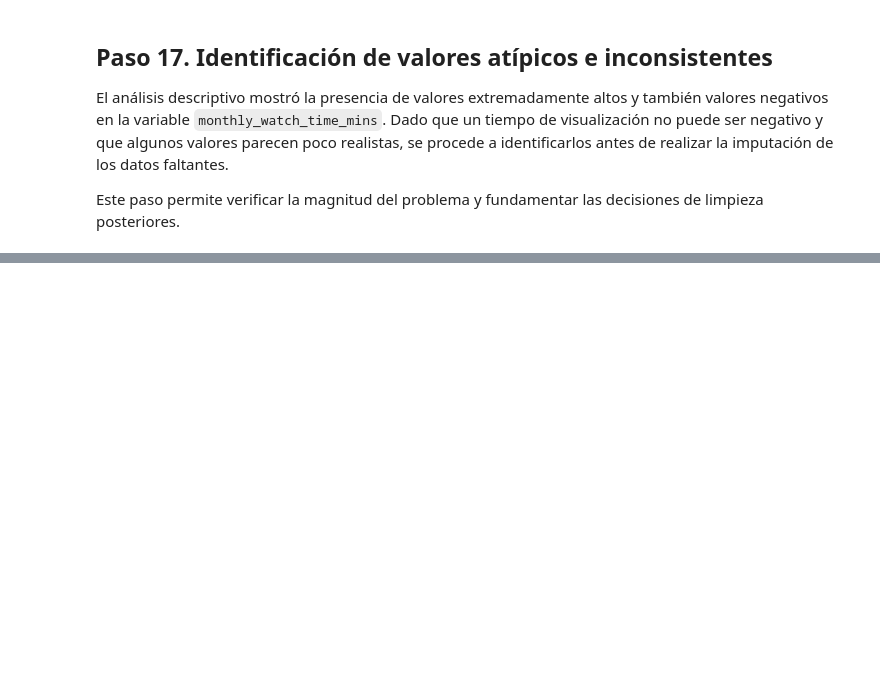
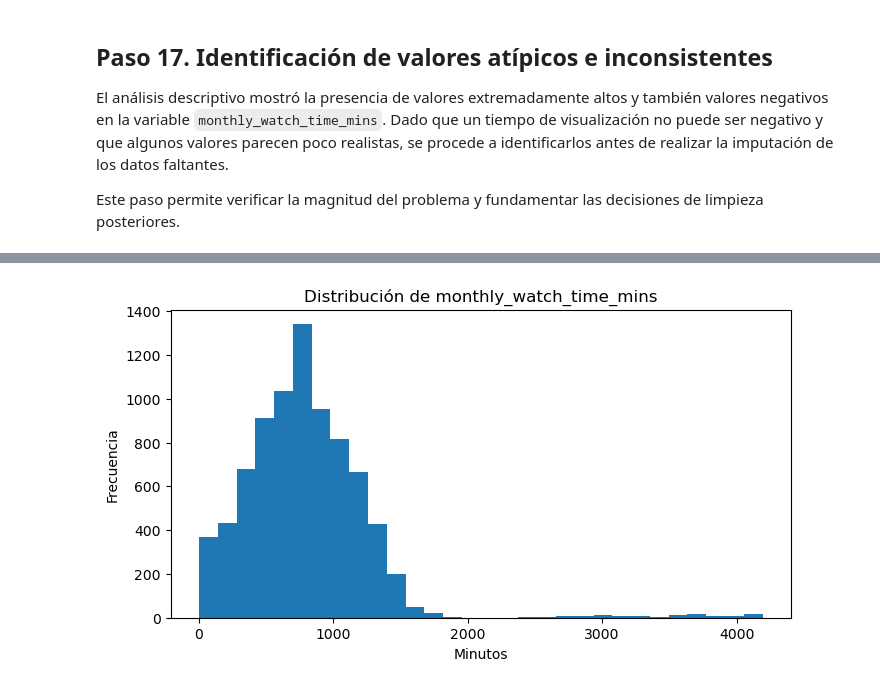
Before and after one commit to Juliocmonger1994/PI_Mineria_Datos_1, a Jupyter notebook: notebooks/02_calidad_y_limpieza.ipynb, the cells around one changed output, grey strips where cells are left out. Cells and saved outputs as stored; diff of their text form; code cells hidden in the pictures; blank space fills up the shorter version.

```diff
--- a/notebooks/02_calidad_y_limpieza.ipynb
+++ b/notebooks/02_calidad_y_limpieza.ipynb
@@ -1180,0 +819,11 @@ files.download("logs/pipeline_log.csv")
+# %%
+plt.figure(figsize=(8,4))
+plt.hist(df_limpio["monthly_watch_time_mins"], bins=30)
+
+plt.title("Distribución de monthly_watch_time_mins")
+plt.xlabel("Minutos")
+plt.ylabel("Frecuencia")
+
+plt.show()
+# %% [output]
+[figure, added]
```
Also changed, not shown: parts of 102 cells of this notebook, 10 other files.
